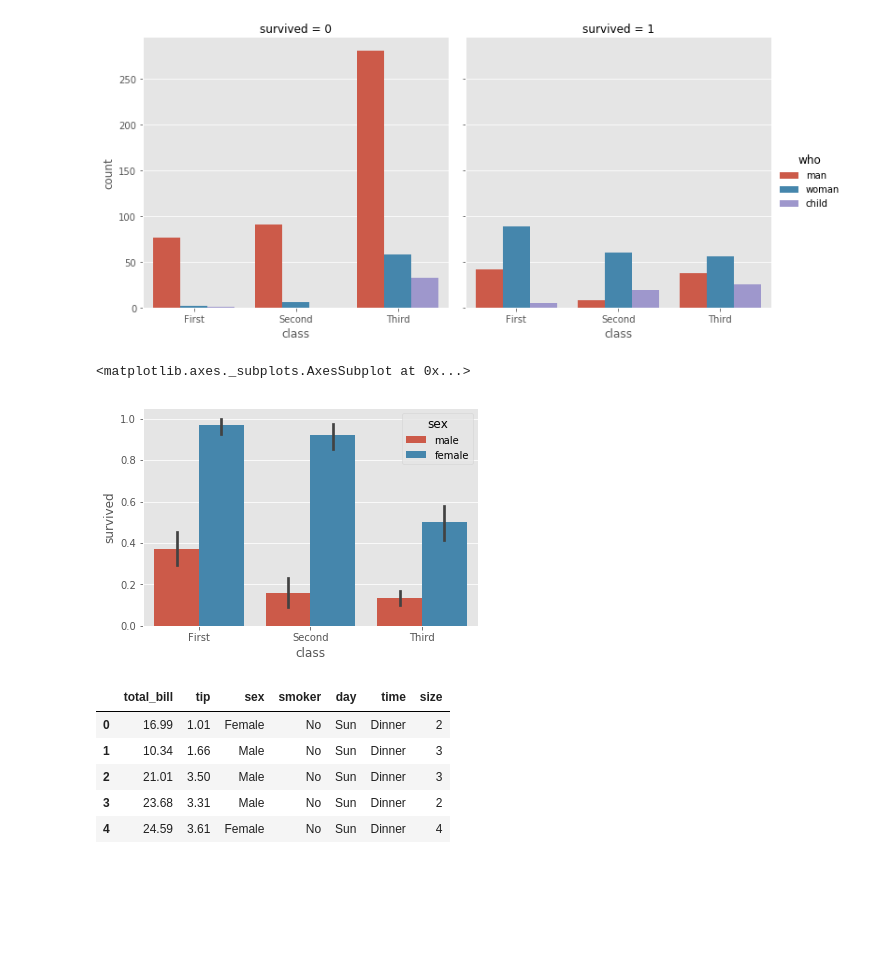
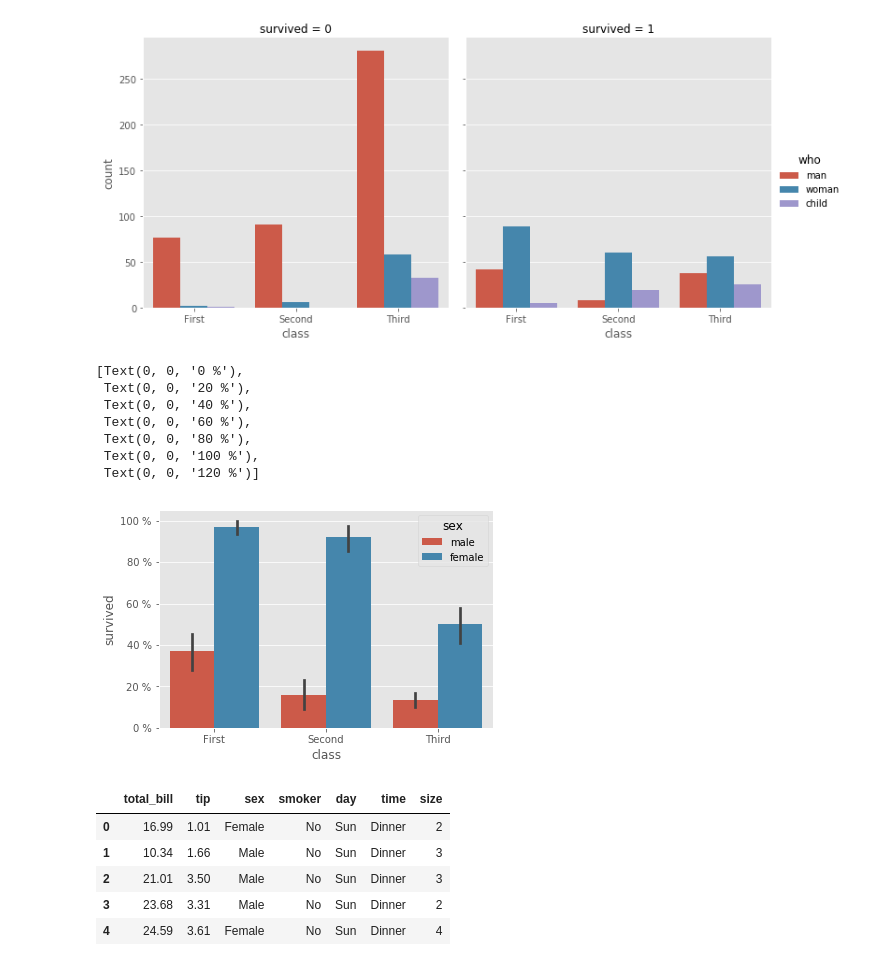
Before and after one commit to taanila/tilastoapu, a Jupyter notebook: kuviot2.ipynb, the cells around one changed output. Saved outputs shown, nothing was run; the diff lists cells and outputs as text; code cells hidden in the pictures; blank space fills up the shorter version.

```diff
--- a/kuviot2.ipynb
+++ b/kuviot2.ipynb
@@ -34,9 +61,21 @@ sns.factorplot(x='class', hue='who', data=titanic, col='survived', kind='count')
 # %% [output]
 <seaborn.axisgrid.FacetGrid at 0x...>
 [figure]
-# %%
-sns.barplot(x='class', y='survived', hue='sex', data=titanic)
-# %% [output]
-<matplotlib.axes._subplots.AxesSubplot at 0x...>
-[figure, removed]
+# %%
+#barplot esittää keskiarvot ja keskiarvojen virhemarginaalin.
+#Seuraavassa esitän selvinneiden prosenttiosuuden hyttiluokan ja sukupuolen mukaan.
+#Huom: survived-muuttujan keskiarvo on sama kuin selvinneiden prosenttiosuus.
+ax2 = sns.barplot(x='class', y='survived', hue='sex', data=titanic)
+
+vals = ax2.get_yticks()
+ax2.set_yticklabels(['{:.0f} %'.format(y*100) for y in vals])
+# %% [output]
+[Text(0, 0, '0 %'),
+ Text(0, 0, '20 %'),
+ Text(0, 0, '40 %'),
+ Text(0, 0, '60 %'),
+ Text(0, 0, '80 %'),
+ Text(0, 0, '100 %'),
+ Text(0, 0, '120 %')]
+[figure, added]
 # %%
```
Also changed, not shown: parts of 17 cells of this notebook.
